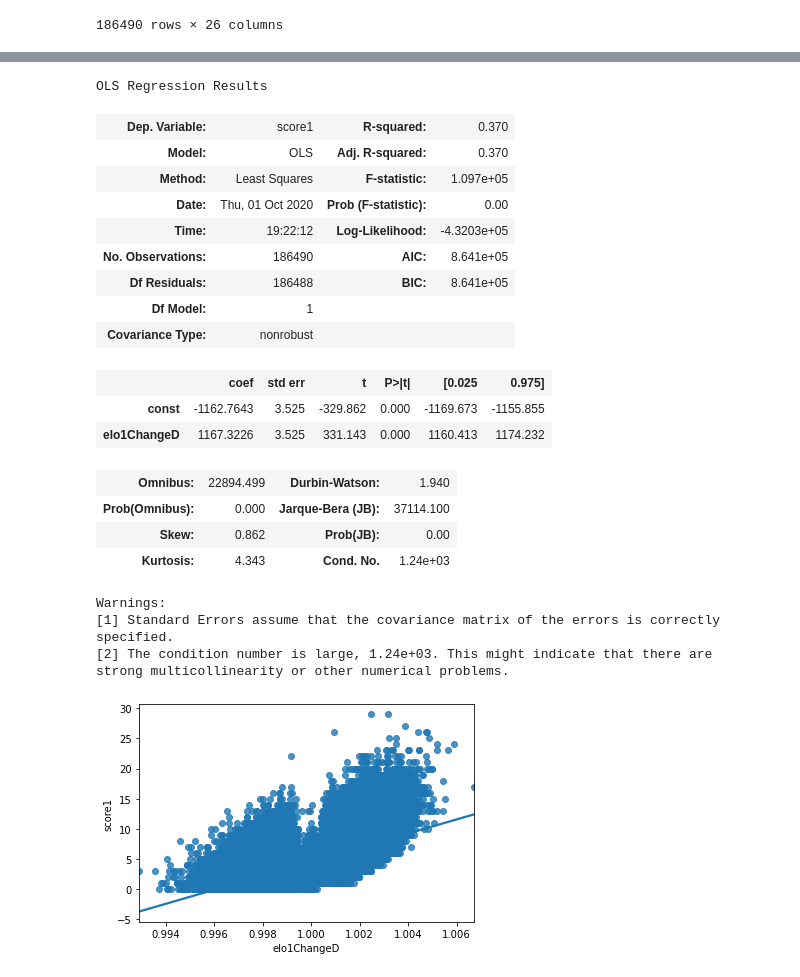
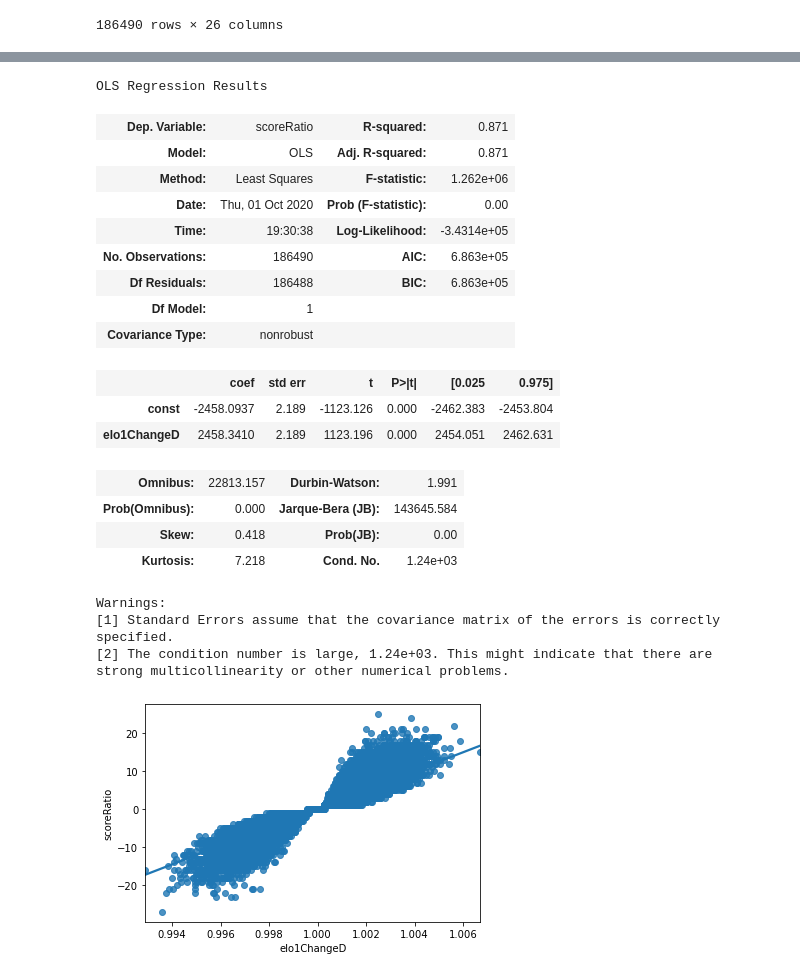
Before and after one commit to bpramann1/P4-Major-Leagues, a Jupyter notebook: Untitled.ipynb, the cells around one changed output, grey strips where cells are left out. Saved outputs shown, nothing was run; the diff lists cells and outputs as text; code cells hidden in the pictures.

```diff
--- a/Untitled.ipynb
+++ b/Untitled.ipynb
@@ -588,6 +588,7 @@ mlbData
 # %%
 mlbData['elo1ChangeD'] = mlbData.apply(lambda row : (row['elo1_post'] / row['elo1_pre']), axis = 1)
 mlbData['elo2ChangeD'] = mlbData.apply(lambda row : (row['elo2_post'] / row['elo2_pre']), axis = 1)
+mlbData['scoreRatio'] = mlbData.apply(lambda row : (row['score1'] - row['score2']), axis = 1)
 mlbData
 # %% [output]
 |  | date | season | neutral | playoff | team1 | team2 | elo1_pre | elo2_pre | elo_prob1 | elo_prob2 | ... |
@@ -606,37 +607,37 @@ mlbData
 # %%
 X = mlbData["elo1ChangeD"]
-y = mlbData["score1"]
+y = mlbData["scoreRatio"]
 
-sns.regplot(x='elo1ChangeD', y='score1', data=mlbData)
+sns.regplot(x='elo1ChangeD', y='scoreRatio', data=mlbData)
 model = sm.regression.linear_model.OLS(y, sm.add_constant(X))
 fittedModel = model.fit()
 p = fittedModel.params
 fittedModel.summary()
 #ax = uData.plot(x='elo1ChangeD', y='score1', kind='scatter')
 #ax.plot(X, p.const + p.elo1ChangeD * X)
 # %% [output]
 OLS Regression Results
-| Dep. Variable: | score1 | R-squared: | 0.370 |
-| Model: | OLS | Adj. R-squared: | 0.370 |
-| Method: | Least Squares | F-statistic: | 1.097e+05 |
+| Dep. Variable: | scoreRatio | R-squared: | 0.871 |
+| Model: | OLS | Adj. R-squared: | 0.871 |
+| Method: | Least Squares | F-statistic: | 1.262e+06 |
 | Date: | Thu, 01 Oct 2020 | Prob (F-statistic): | 0.00 |
-| Time: | 19:22:12 | Log-Likelihood: | -4.3203e+05 |
-| No. Observations: | 186490 | AIC: | 8.641e+05 |
-| Df Residuals: | 186488 | BIC: | 8.641e+05 |
+| Time: | 19:30:38 | Log-Likelihood: | -3.4314e+05 |
+| No. Observations: | 186490 | AIC: | 6.863e+05 |
+| Df Residuals: | 186488 | BIC: | 6.863e+05 |
 | Df Model: | 1 |  |  |
 | Covariance Type: | nonrobust |  |  |
 |  | coef | std err | t | P>|t| | [0.025 | 0.975] |
-| const | -1162.7643 | 3.525 | -329.862 | 0.000 | -1169.673 | -1155.855 |
-| elo1ChangeD | 1167.3226 | 3.525 | 331.143 | 0.000 | 1160.413 | 1174.232 |
+| const | -2458.0937 | 2.189 | -1123.126 | 0.000 | -2462.383 | -2453.804 |
+| elo1ChangeD | 2458.3410 | 2.189 | 1123.196 | 0.000 | 2454.051 | 2462.631 |
-| Omnibus: | 22894.499 | Durbin-Watson: | 1.940 |
-| Prob(Omnibus): | 0.000 | Jarque-Bera (JB): | 37114.100 |
-| Skew: | 0.862 | Prob(JB): | 0.00 |
-| Kurtosis: | 4.343 | Cond. No. | 1.24e+03 |
+| Omnibus: | 22813.157 | Durbin-Watson: | 1.991 |
+| Prob(Omnibus): | 0.000 | Jarque-Bera (JB): | 143645.584 |
+| Skew: | 0.418 | Prob(JB): | 0.00 |
+| Kurtosis: | 7.218 | Cond. No. | 1.24e+03 |
 Warnings:
 [1] Standard Errors assume that the covariance matrix of the errors is correctly specified.
 [2] The condition number is large, 1.24e+03. This might indicate that there are
 strong multicollinearity or other numerical problems.
-[figure, old version]
+[figure, new version]
 # %%
 X = mlbData["elo2ChangeD"]
 y = mlbData["score2"]
```
Also changed, not shown: parts of 5 cells of this notebook.
